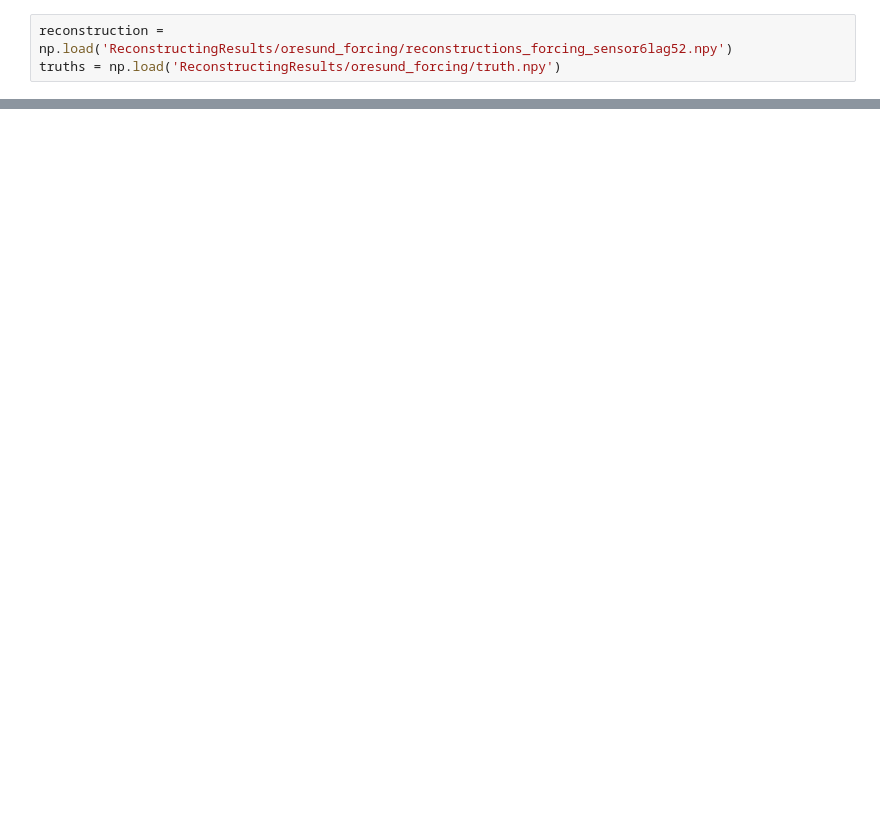
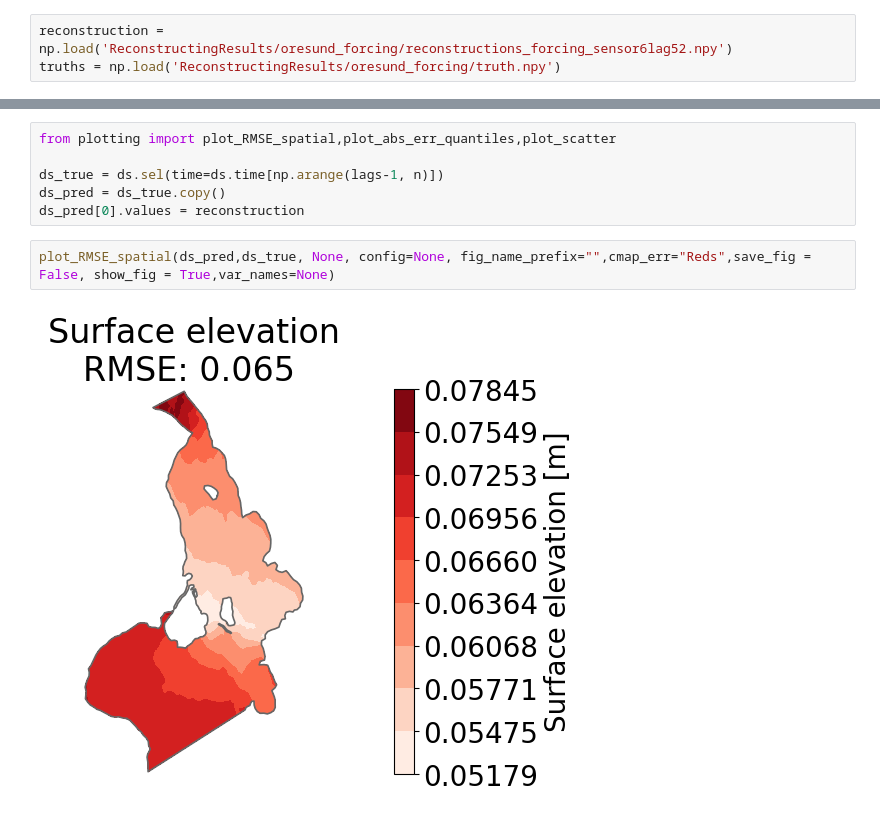
Before and after one commit to FrejaTerpPetersen/pyshred, a Jupyter notebook: Øresund_reconstruction.ipynb, the cells around one changed output, grey strips where cells are left out. Cells and saved outputs as stored; diff of their text form; blank space fills up the shorter version.

```diff
--- a/Øresund_reconstruction.ipynb
+++ b/Øresund_reconstruction.ipynb
@@ -185,0 +222,10 @@ RMSE:   0.0059556393
+# %%
+from plotting import plot_RMSE_spatial,plot_abs_err_quantiles,plot_scatter
+
+ds_true = ds.sel(time=ds.time[np.arange(lags-1, n)])
+ds_pred = ds_true.copy()
+ds_pred[0].values = reconstruction
+# %%
+plot_RMSE_spatial(ds_pred,ds_true, None, config=None, fig_name_prefix="",cmap_err="Reds",save_fig = False, show_fig = True,var_names=None)
+# %% [output]
+[figure, added]
```
Also changed, not shown: parts of 18 cells of this notebook, 4 other files.
